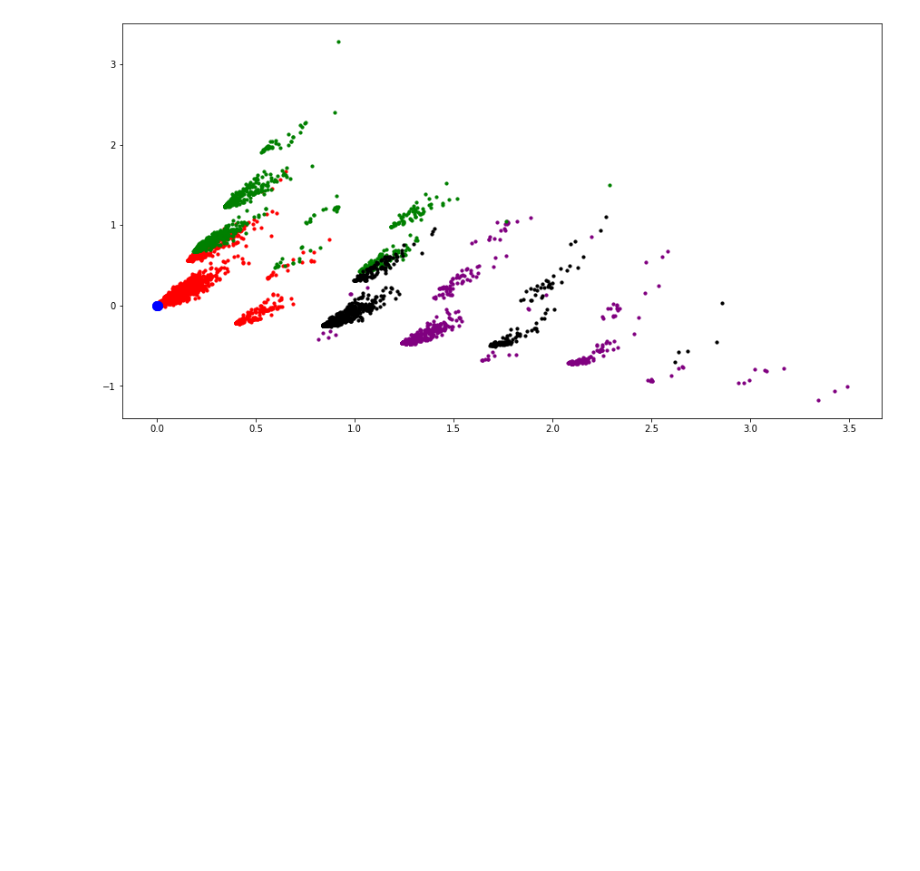
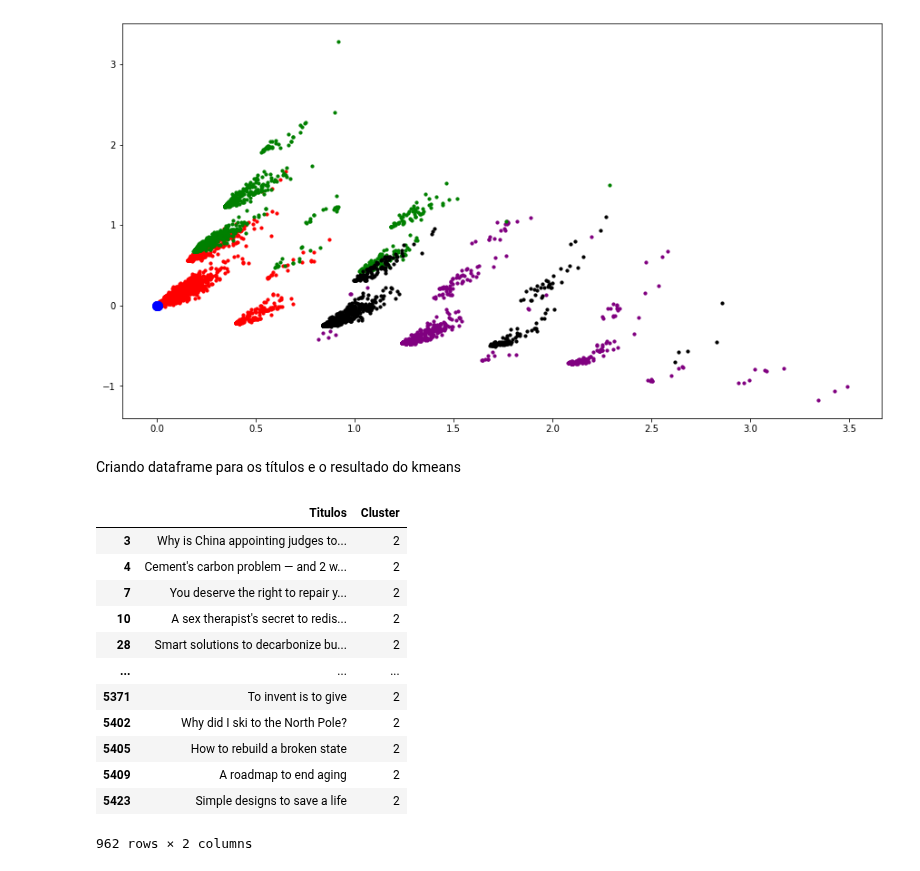
Before and after one commit to LuisHenriqueAL/Projeto_ICD, a Jupyter notebook: main.ipynb, the cells around one changed output. Drawn from its saved outputs; the diff is of its cells as text; code cells hidden in the pictures; blank space fills up the shorter version.

Commit message:
Adicionando análise de clusters

```diff
--- a/main.ipynb
+++ b/main.ipynb
@@ -516,3 +516,25 @@ plt.scatter(kmeans.cluster_centers_[:, 0],
 plt.show()
 # %% [output]
 [figure]
+# %% [markdown]
+Criando dataframe para os títulos e o resultado do kmeans
+# %%
+df4 = pd.DataFrame()
+df4['Titulos'] = df['title']
+df4['Cluster'] = pred_y
+# %%
+df4[df4['Cluster'] == 2]
+# %% [output]
+|  | Titulos | Cluster |
+| 3 | Why is China appointing judges to... | 2 |
+| 4 | Cement's carbon problem — and 2 w... | 2 |
+| 7 | You deserve the right to repair y... | 2 |
+| 10 | A sex therapist's secret to redis... | 2 |
+| 28 | Smart solutions to decarbonize bu... | 2 |
+| ... | ... | ... |
+| 5371 | To invent is to give | 2 |
+| 5402 | Why did I ski to the North Pole? | 2 |
+| 5405 | How to rebuild a broken state | 2 |
+| 5409 | A roadmap to end aging | 2 |
+| 5423 | Simple designs to save a life | 2 |
+962 rows × 2 columns
```
